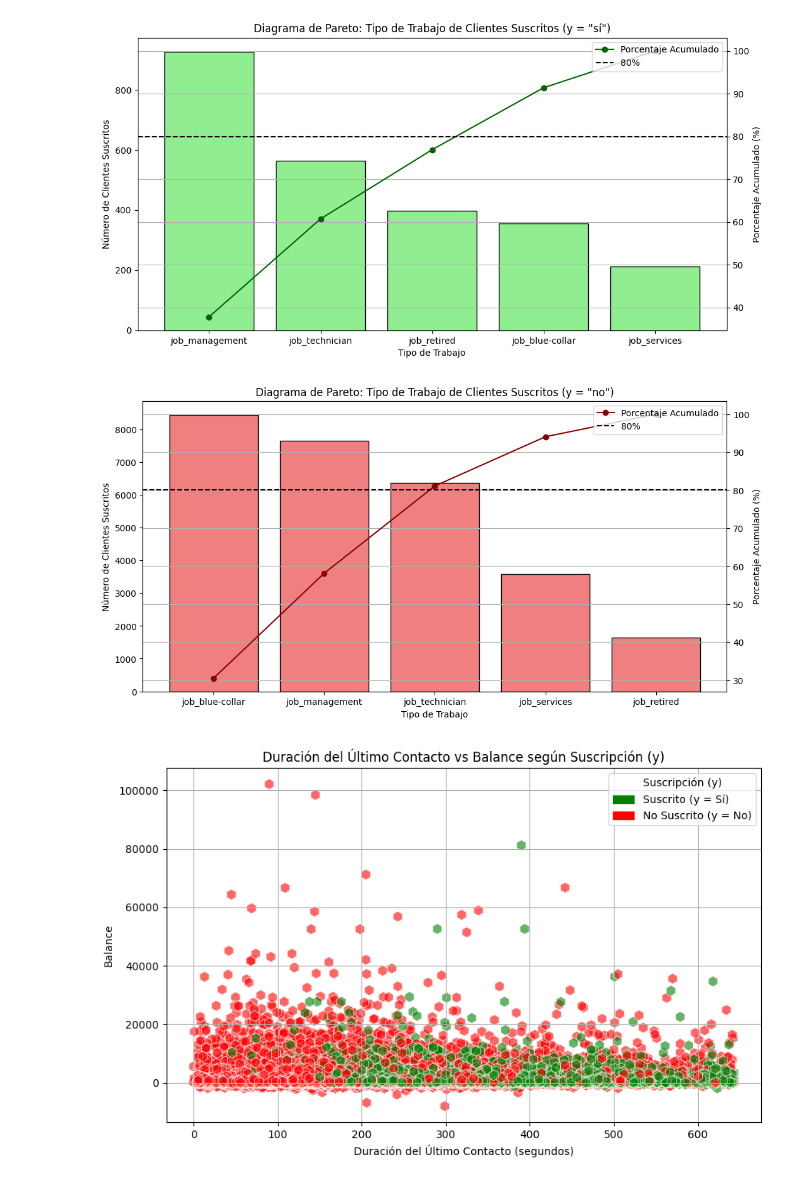
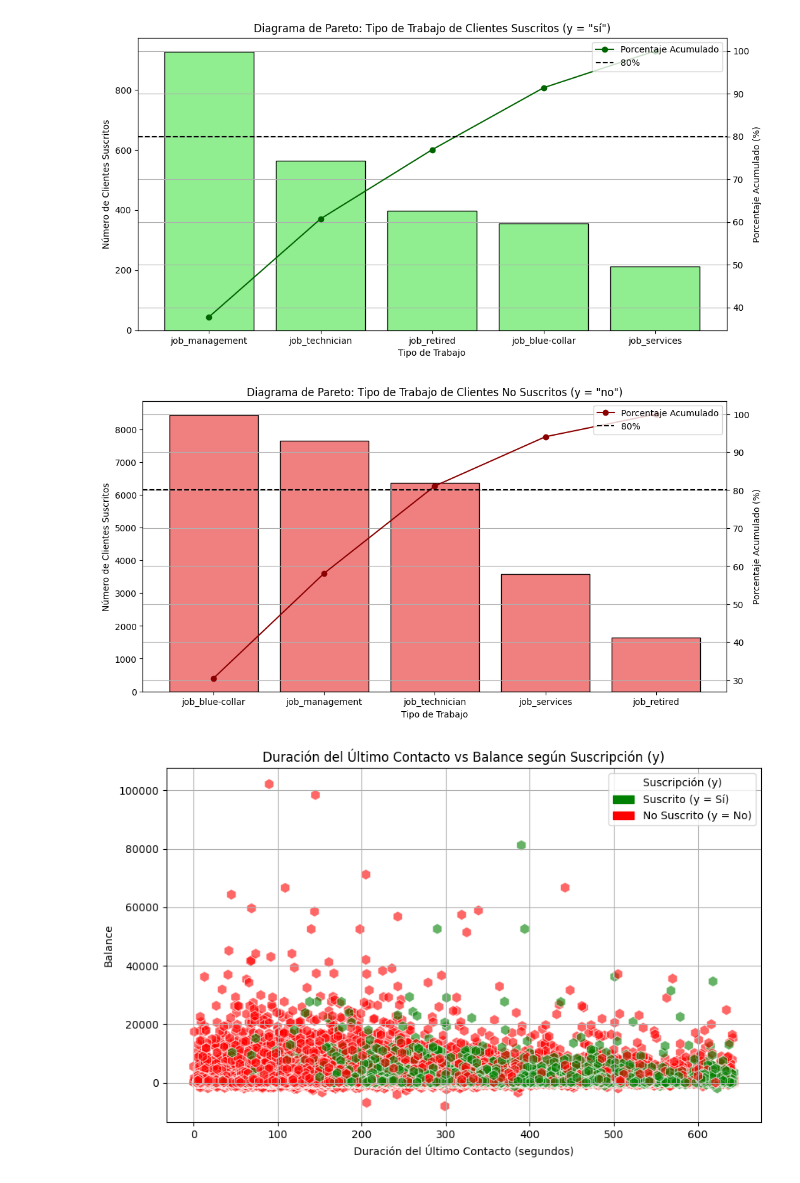
Before and after one commit to Marcocruz88/Repositorioproyecto2, a Jupyter notebook: Soporte 3.ipynb, the cells around one changed output. Saved outputs shown, nothing was run; the diff lists cells and outputs as text; code cells hidden in the pictures.

```diff
--- a/Soporte 3.ipynb
+++ b/Soporte 3.ipynb
@@ -97,35 +102,35 @@ plt.show()
 import matplotlib.pyplot as plt
 import pandas as pd
 
 # Filtrar solo los clientes suscritos y contar la cantidad de suscripciones por cada tipo de trabajo
 job_counts = df[df['y_yes'] == 0].iloc[:, df.columns.str.startswith('job_')].sum()
 
 # Ordenar los datos en orden descendente para el Pareto
 job_counts_sorted = job_counts.sort_values(ascending=False)
 cumulative_percentage = job_counts_sorted.cumsum() / job_counts_sorted.sum() * 100
 
 # Generar el gráfico de Pareto
 fig, ax = plt.subplots(figsize=(12, 6))
 
 # Gráfico de barras para el conteo de cada tipo de trabajo
 ax.bar(job_counts_sorted.index, job_counts_sorted, color='lightcoral', edgecolor='black')
 ax.set_xlabel('Tipo de Trabajo')
 ax.set_ylabel('Número de Clientes Suscritos')
-ax.set_title('Diagrama de Pareto: Tipo de Trabajo de Clientes Suscritos (y = "no")')
+ax.set_title('Diagrama de Pareto: Tipo de Trabajo de Clientes No Suscritos (y = "no")')
 
 # Agregar el porcentaje acumulado en el eje secundario
 ax2 = ax.twinx()
 ax2.plot(job_counts_sorted.index, cumulative_percentage, color='darkred', marker='o', linestyle='-', label='Porcentaje Acumulado')
 ax2.set_ylabel('Porcentaje Acumulado (%)')
 ax2.axhline(80, color='Black', linestyle='--', label='80%')
 
 # Añadir leyenda y mostrar el gráfico
 ax2.legend(loc='upper right')
 plt.xticks(rotation=45)
 plt.grid(True)
 plt.show()
 # %% [output]
-[figure, old version]
+[figure, new version]
 # %%
 import matplotlib.patches as mpatches
 import matplotlib.pyplot as plt
```
Also changed, not shown: parts of 9 cells of this notebook.
